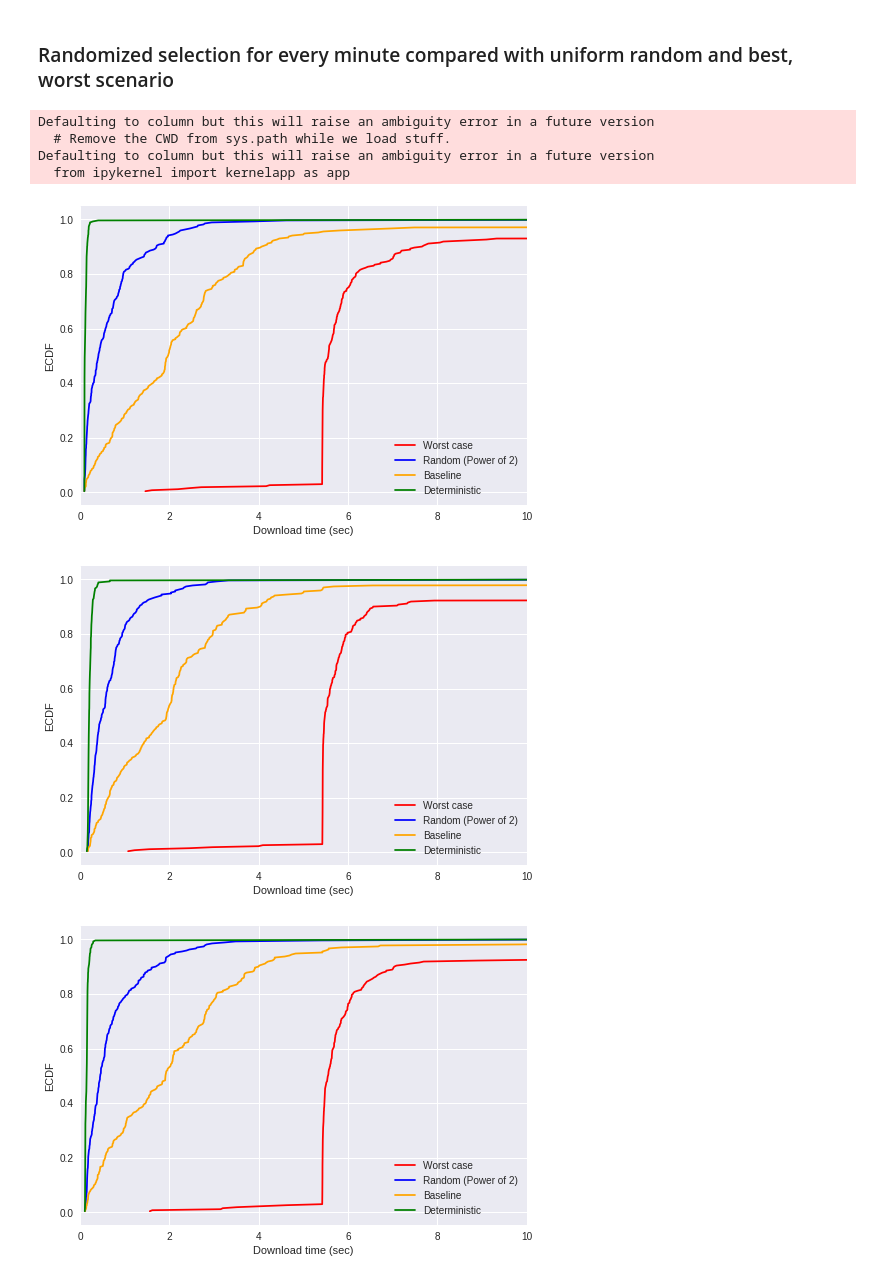
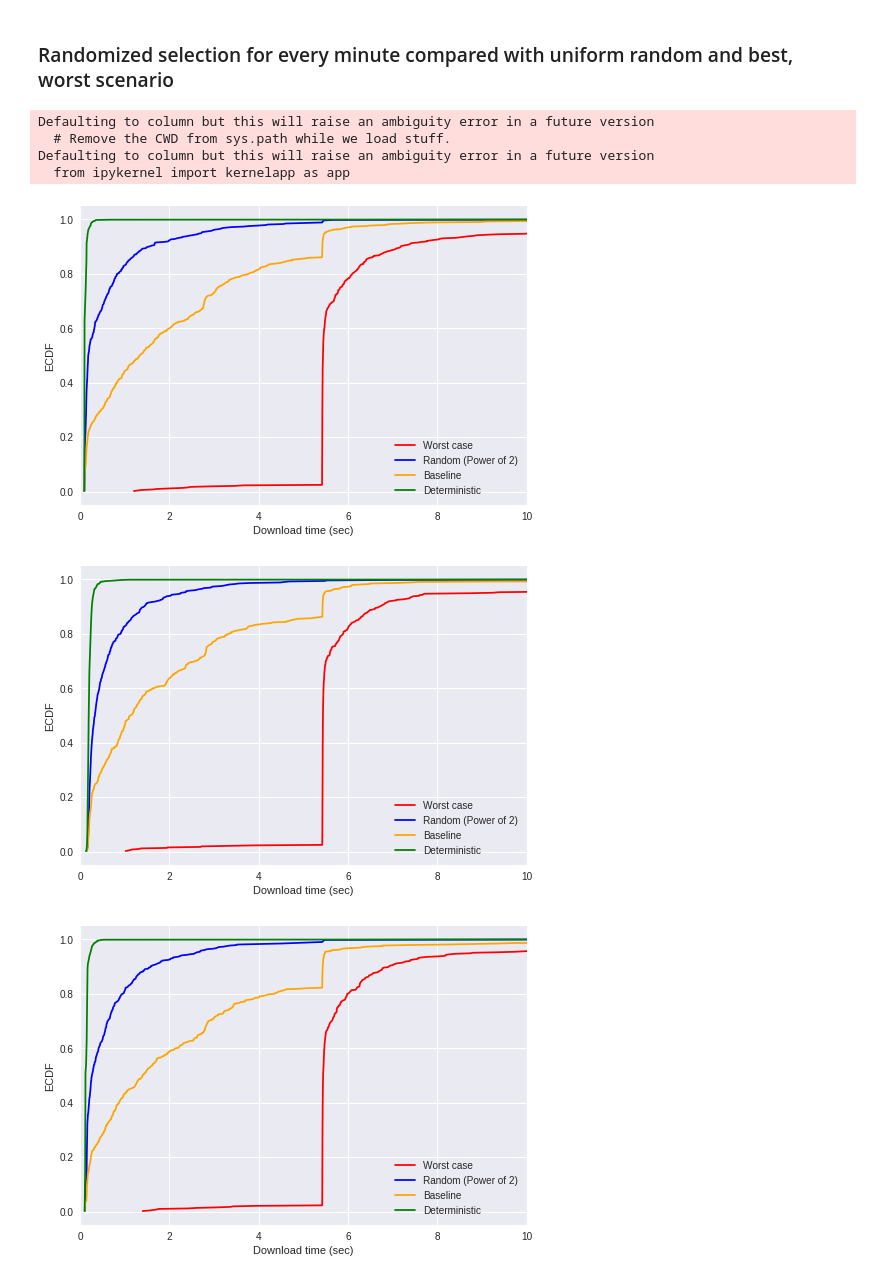
Before and after one commit to khulan8824/proxyTest, a Jupyter notebook: randomSelection.ipynb, the cells around one changed output. Cells and saved outputs as stored; diff of their text form; code cells hidden in the pictures.

Commit message:
net plots

```diff
--- a/randomSelection.ipynb
+++ b/randomSelection.ipynb
@@ -150,37 +150,37 @@ def plot_perf(df):
             proxies = df_time.proxy.unique()
             if len(proxies) > 2:
                 rand_choice = random.sample(set(proxies), 2)
                 client1 = df_time.query('proxy == "'+rand_choice[0]+'"')
                 client2 = df_time.query('proxy == "'+rand_choice[1]+'"')
                 if float(client1.download.iloc[0]) > float(client2.download.iloc[0]):
                     rand_df = rand_df.append(client2)
                 else:
                     rand_df = rand_df.append(client1)
                 uni = random.sample(set(proxies),1)
                 uni_rand_df = uni_rand_df.append(df_time.query('proxy == "'+uni[0]+'"'))
             else:
                 rand_df = rand_df.append(df_time)
                 uni_rand_df = uni_rand_df.append(df_time)
 
         labels = ['Worst case', 'Random (Power of 2)', 'Baseline', 'Deterministic']
 
-        getECDF(worst_df.resample('10Min').mean(),'download').plot(color='red', legend = 'Worst case')
-        getECDF(rand_df.resample('10Min').mean(),'download').plot(color='blue', legend='Random (Power of 2)')
-        getECDF(uni_rand_df.resample('10Min').mean(),'download').plot(color='orange', legend='Random')
-        getECDF(best_df.resample('10Min').mean(),'download').plot(color='green', legend = 'Best case')
+        getECDF(worst_df.resample('5Min').mean(),'download').plot(color='red', legend = 'Worst case')
+        getECDF(rand_df.resample('5Min').mean(),'download').plot(color='blue', legend='Random (Power of 2)')
+        getECDF(uni_rand_df.resample('5Min').mean(),'download').plot(color='orange', legend='Random')
+        getECDF(best_df.resample('Min').mean(),'download').plot(color='green', legend = 'Best case')
         plt.legend(labels)
         plt.xlabel("Download time (sec)")
         plt.ylabel("ECDF")
         plt.xlim(0,10)
         #plt.title(client)
         plt.show()
 
 plot_perf(client_data)
 # %% [output]
 Defaulting to column but this will raise an ambiguity error in a future version
   # Remove the CWD from sys.path while we load stuff.
 Defaulting to column but this will raise an ambiguity error in a future version
   from ipykernel import kernelapp as app
-[figure, old version]
+[figure, new version]
-[figure, old version]
+[figure, new version]
-[figure, old version]
+[figure, new version]
```
Also changed, not shown: parts of 4 cells of this notebook, 1 other file.
